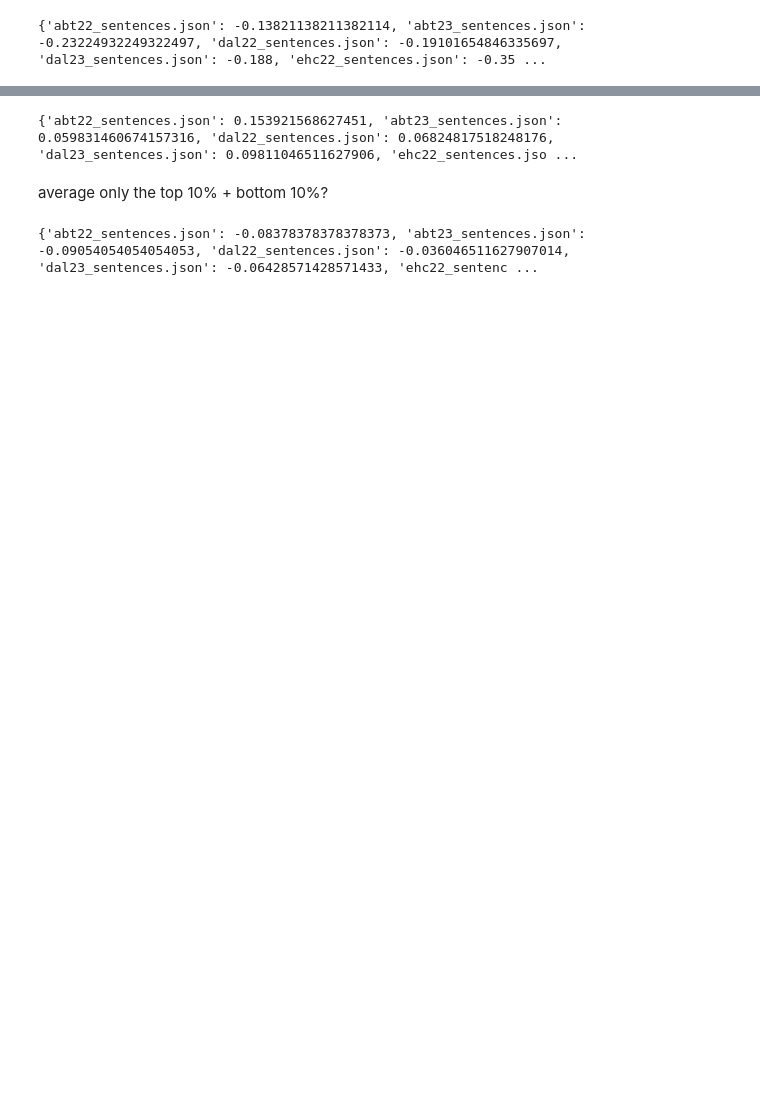
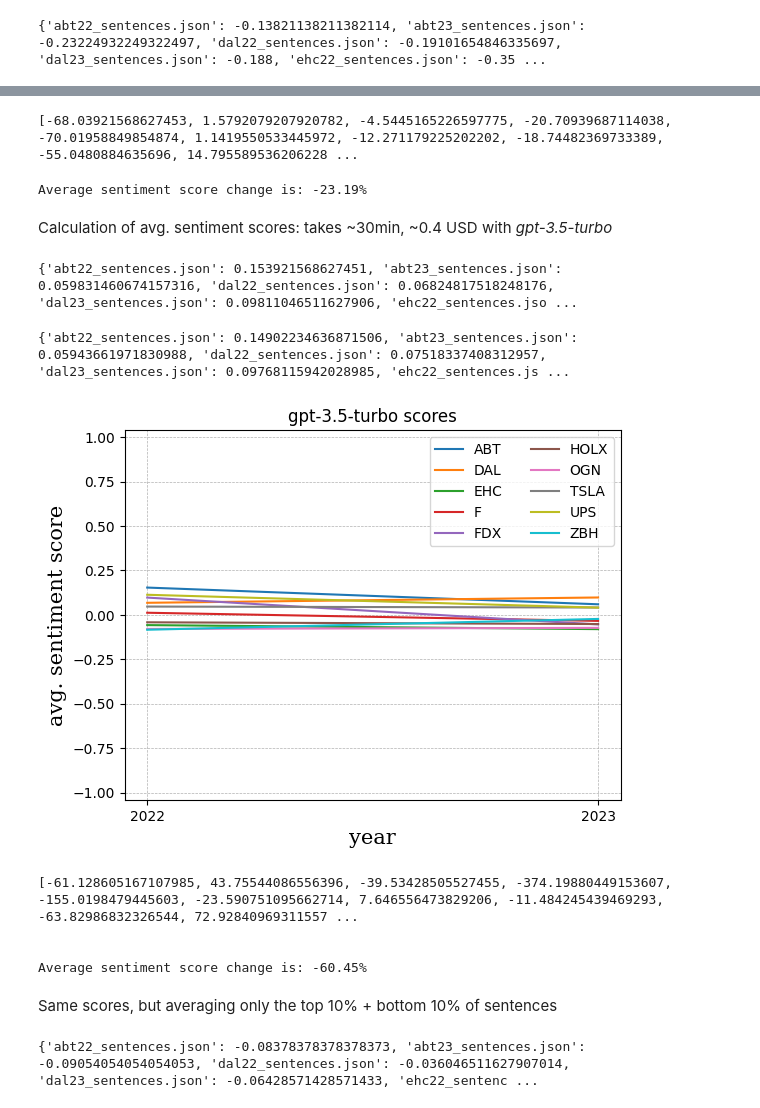
Before and after one commit to pinterj98/DeltaSentiment, a Jupyter notebook: Task1/gpt_sentiment_scores.ipynb, the cells around one changed output, grey strips where cells are left out. Saved outputs shown, nothing was run; the diff lists cells and outputs as text; code cells hidden in the pictures; blank space fills up the shorter version.

```diff
--- a/Task1/gpt_sentiment_scores.ipynb
+++ b/Task1/gpt_sentiment_scores.ipynb
@@ -76,3 +104,22 @@ print(score_dict)
+# %%
+delta = lambda score: (score[1] - score[0]) / abs(score[0]) *100
+delta_sentiment = []
+
+for s in score_avg_plot:
+  delta_sentiment.append(delta(s))
+
+print(delta_sentiment)
+# %% [output]
+[-68.03921568627453, 1.5792079207920782, -4.5445165226597775, -20.70939687114038, -70.01958849854874, 1.1419550533445972, -12.271179225202202, -18.74482369733389, -55.0480884635696, 14.795589536206228 ...
+# %%
+import statistics
+
+print(f'Average sentiment score change is: {statistics.mean(delta_sentiment):.2f}%')
+#print(f'Standard Deviation is: {statistics.stdev(delta_sentiment):.2f}%')
+# %% [output]
+Average sentiment score change is: -23.19%
+# %% [markdown]
+Calculation of avg. sentiment scores: takes ~30min, ~0.4 USD with *gpt-3.5-turbo*
 # %%
 import numpy as np
 
@@ -93,8 +140,59 @@ for c in list(sentences_dict.keys()):
 print(score_dict)
 # %% [output]
 {'abt22_sentences.json': 0.153921568627451, 'abt23_sentences.json': 0.059831460674157316, 'dal22_sentences.json': 0.06824817518248176, 'dal23_sentences.json': 0.09811046511627906, 'ehc22_sentences.jso ...
+# %%
+print(score_dict)
+# %% [output]
+{'abt22_sentences.json': 0.14902234636871506, 'abt23_sentences.json': 0.05943661971830988, 'dal22_sentences.json': 0.07518337408312957, 'dal23_sentences.json': 0.09768115942028985, 'ehc22_sentences.js ...
+# %%
+avg_score_dict = {'abt22_sentences.json': 0.153921568627451, 'abt23_sentences.json': 0.059831460674157316, 'dal22_sentences.json': 0.06824817518248176, 'dal23_sentences.json': 0.09811046511627906, 'ehc22_sentences.json': -0.05732283464566929, 'ehc23_sentences.json': -0.07998500749625187, 'f22_sentences.json': 0.012259970457902529, 'f23_sentences.json': -0.03361669242658424, 'fdx22_sentences.json': 0.09758771929824561, 'fdx23_sentences.json': -0.05369261477045907, 'holx22_sentences.json': -0.04148936170212765, 'holx23_sentences.json': -0.051277013752455795, 'ogn22_sentences.json': -0.0788718929254302, 'ogn23_sentences.json': -0.07284090909090908, 'tsla22_sentences.json': 0.04707259953161593, 'tsla23_sentences.json': 0.041666666666666685, 'ups22_sentences.json': 0.11345029239766083, 'ups23_sentences.json': 0.0410351201478743, 'zbh22_sentences.json': -0.08345864661654134, 'zbh23_sentences.json': -0.022593582887700542}
+# %%
+import matplotlib.pyplot as plt
+
+score_avg_plot = []
+years = [2022, 2023]
+reports = list(sentences_dict.keys())
+
+for i in range(0, len(reports)-1, 2):
+  score_avg_plot.append([avg_score_dict[reports[i]], avg_score_dict[reports[i+1]]])
+
+[plt.plot(years, score) for score in score_avg_plot]
+
+font = {'family':'serif','size':15}
+plt.title("gpt-3.5-turbo scores")
+plt.xlabel('year', fontdict = font)
+plt.ylabel('avg. sentiment score', fontdict = font)
+plt.ylim(-1.04, 1.04)
+plt.xticks(years)
+plt.grid(linestyle = '--', linewidth = 0.5)
+plt.legend([s.split('2')[0].upper() for s in reports][::2], ncol = 2)
+plt.show()
+# %% [output]
+[figure, added]
+# %%
+import statistics
+
+reports = list(sentences_dict.keys())
+score_avg_plot = []
+delta_sentiment = []
+delta = lambda score: (score[1] - score[0]) / abs(score[0]) *100
+
+for i in range(0, len(reports)-1, 2):
+  score_avg_plot.append([avg_score_dict[reports[i]], avg_score_dict[reports[i+1]]])
+
+for s in score_avg_plot:
+  delta_sentiment.append(delta(s))
+
+print(delta_sentiment)
+print('\n')
+print(f'Average sentiment score change is: {statistics.mean(delta_sentiment):.2f}%')
+# %% [output]
+[-61.128605167107985, 43.75544086556396, -39.53428505527455, -374.19880449153607, -155.0198479445603, -23.590751095662714, 7.646556473829206, -11.484245439469293, -63.82986832326544, 72.92840969311557 ...
+
+
+Average sentiment score change is: -60.45%
 # %% [markdown]
-average only the top 10% + bottom 10%?
+Same scores, but averaging only the top 10% + bottom 10% of sentences
 # %%
 import math
 import numpy as np
```
Also changed, not shown: parts of 10 cells of this notebook.
